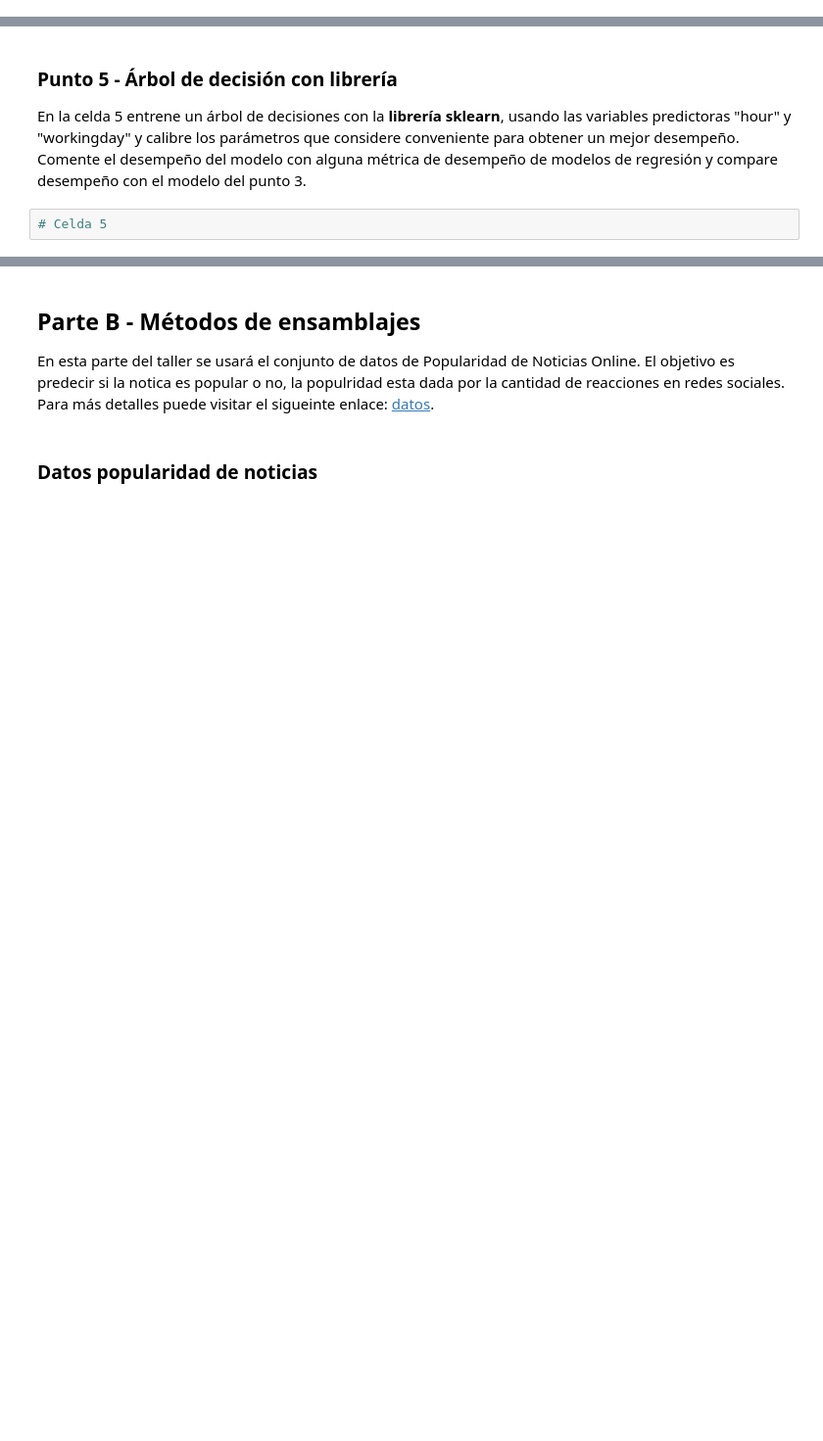
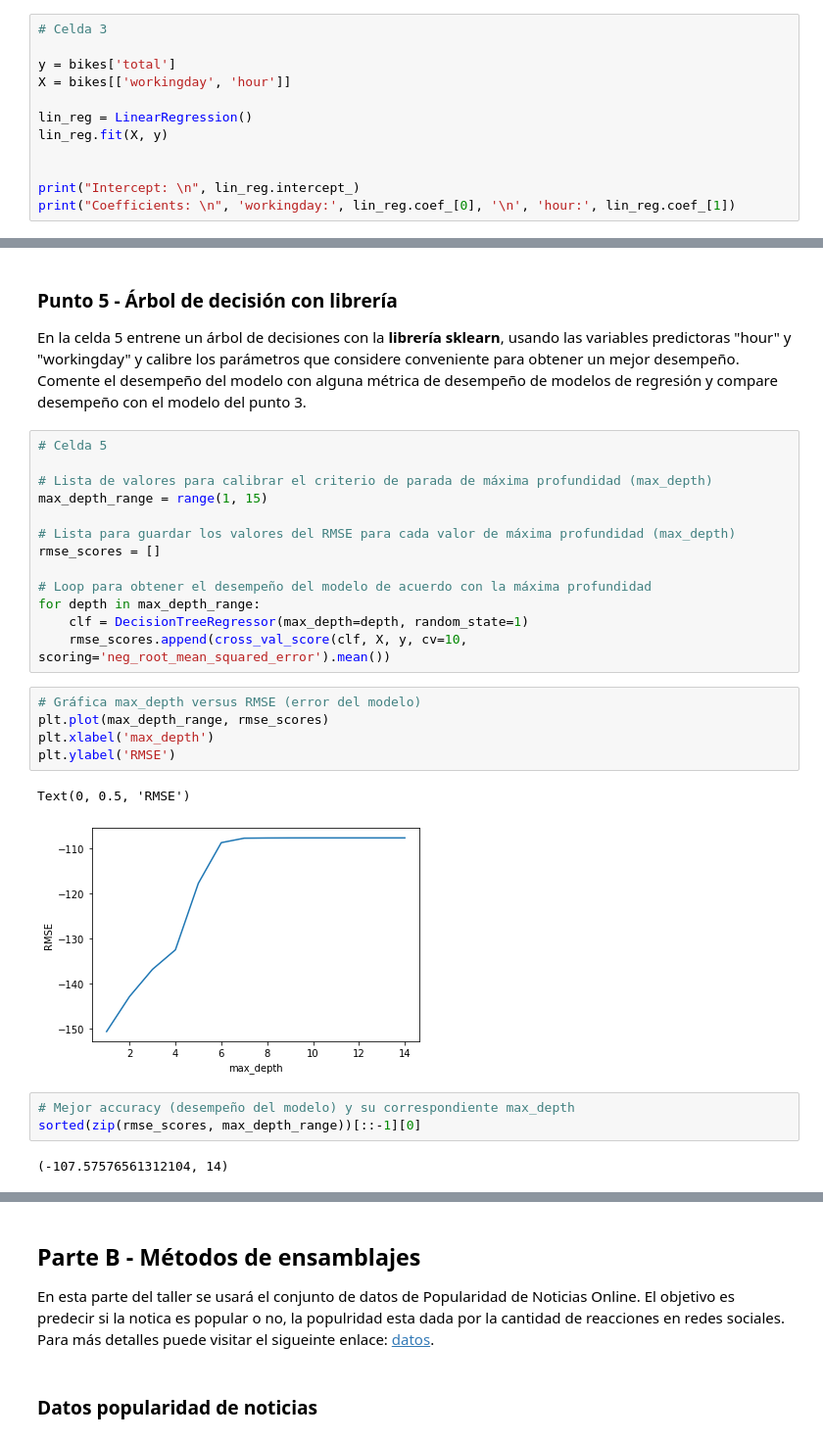
Before and after one commit to alvaropabon/MIAD_ML_and_NLP, a Jupyter notebook: Semana 1/S1TC1_arboles_ensamblajes.ipynb, the cells around one changed output, grey strips where cells are left out. Shown: that part at 98% size. Cells and saved outputs as stored; diff of their text form; blank space fills up the shorter version.

```diff
--- a/Semana 1/S1TC1_arboles_ensamblajes.ipynb
+++ b/Semana 1/S1TC1_arboles_ensamblajes.ipynb
@@ -160,0 +164,12 @@ En la celda 3 ajuste un modelo de regresión lineal a todo el conjunto de datos,
+# %%
+# Celda 3
+
+y = bikes['total']
+X = bikes[['workingday', 'hour']]
+
+lin_reg = LinearRegression()
+lin_reg.fit(X, y)
+
+
+print("Intercept: \n", lin_reg.intercept_)
+print("Coefficients: \n", 'workingday:', lin_reg.coef_[0], '\n', 'hour:', lin_reg.coef_[1])
@@ -166,5 +341,29 @@ En la celda 4 cree un árbol de decisiones para pronosticar la variable "total"
 # %% [markdown]
 ### Punto 5 - Árbol de decisión con librería
 En la celda 5 entrene un árbol de decisiones con la **librería sklearn**, usando las variables predictoras "hour" y "workingday" y calibre los parámetros que considere conveniente para obtener un mejor desempeño. Comente el desempeño del modelo con alguna métrica de desempeño de modelos de regresión y compare desempeño con el modelo del punto 3.
-# %%
-# Celda 5
+# %%
+# Celda 5
+
+# Lista de valores para calibrar el criterio de parada de máxima profundidad (max_depth)
+max_depth_range = range(1, 15)
+
+# Lista para guardar los valores del RMSE para cada valor de máxima profundidad (max_depth)
+rmse_scores = []
+
+# Loop para obtener el desempeño del modelo de acuerdo con la máxima profundidad
+for depth in max_depth_range:
+    clf = DecisionTreeRegressor(max_depth=depth, random_state=1)
+    rmse_scores.append(cross_val_score(clf, X, y, cv=10, scoring='neg_root_mean_squared_error').mean())
+# %%
+# Gráfica max_depth versus RMSE (error del modelo)
+plt.plot(max_depth_range, rmse_scores)
+plt.xlabel('max_depth')
+plt.ylabel('RMSE')
+# %% [output]
+Text(0, 0.5, 'RMSE')
+[figure, added]
+# %%
+# Mejor accuracy (desempeño del modelo) y su correspondiente max_depth
+sorted(zip(rmse_scores, max_depth_range))[::-1][0]
+# %% [output]
+(-107.57576561312104, 14)
```
Also changed, not shown: parts of 39 cells of this notebook, 2 other files.
